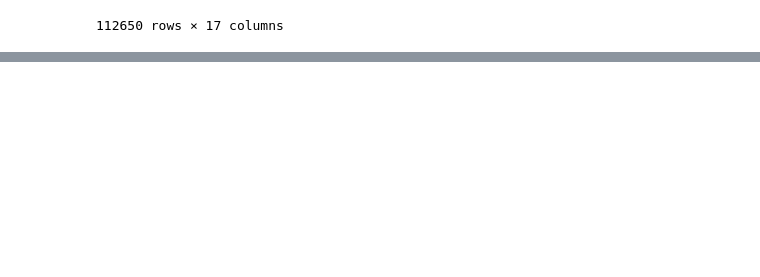
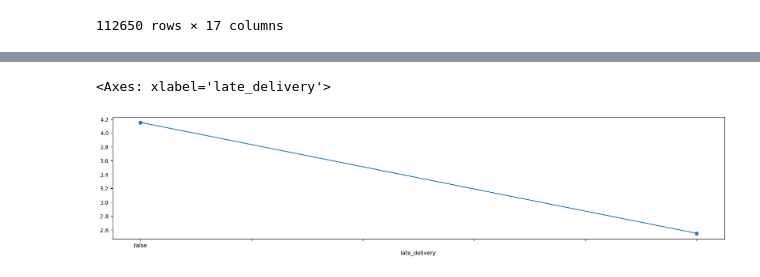
Before and after one commit to abhishekyadav-codes/PROJECT-olist-ecommerce-data-analysis, a Jupyter notebook: PROJECT-2.ipynb, the cells around one changed output, grey strips where cells are left out. Saved outputs shown, nothing was run; the diff lists cells and outputs as text; code cells hidden in the pictures; blank space fills up the shorter version.

```diff
--- a/PROJECT-2.ipynb
+++ b/PROJECT-2.ipynb
@@ -574,0 +597,3 @@ df1
+# %%
+df4=df1.merge(df_reviews,on='order_id')
+df4
@@ -574,0 +614,3 @@ df1
+# %%
+df4['late_delivery'] = df4['order_delivered_customer_date'] > df4['order_estimated_delivery_date']
+df4
@@ -574,0 +631,8 @@ df1
+# %%
+a=df4.groupby('late_delivery')['review_score'].mean()
+# %%
+plt.figure(figsize=(20,4))
+a.plot(kind='line',marker='o')
+# %% [output]
+<Axes: xlabel='late_delivery'>
+[figure, added]
```
Also changed, not shown: parts of 5 cells of this notebook.
